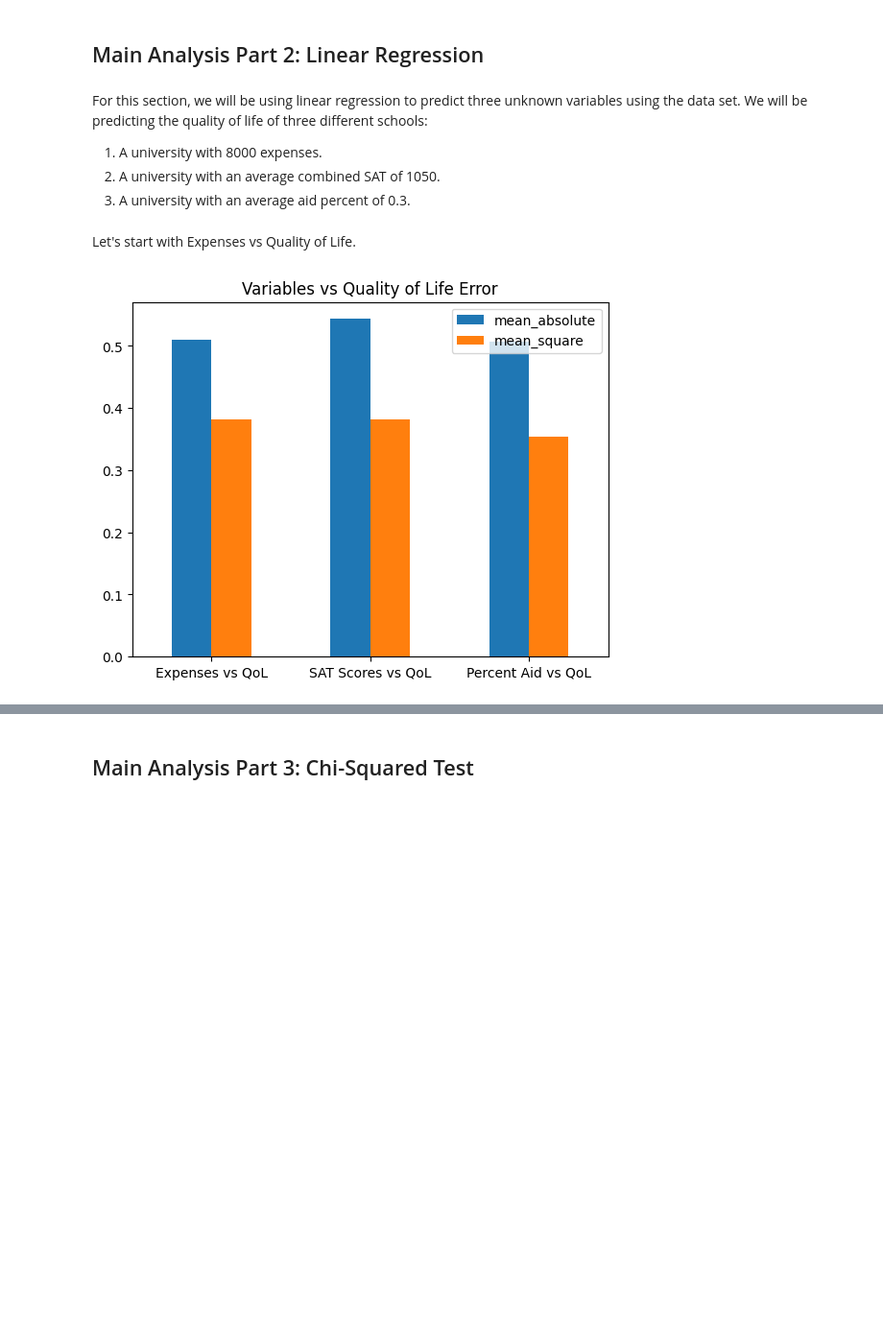
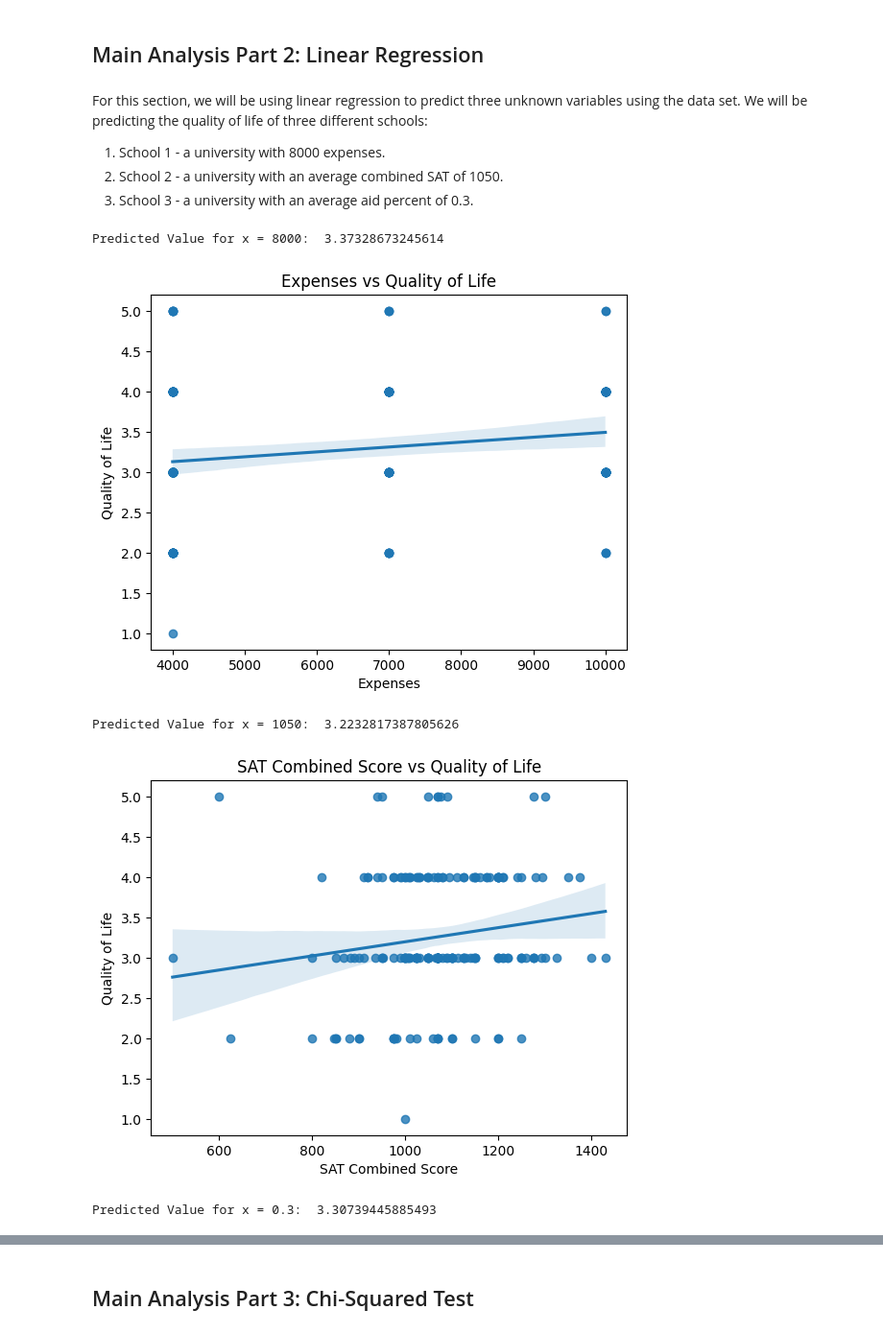
Before and after one commit to swifteralex/cs105_final_project, a Jupyter notebook: cs105finalproject.ipynb, the cells around one changed output, grey strips where cells are left out. Shown at 96% size. Cells and saved outputs as stored; diff of their text form; code cells hidden in the pictures; blank space fills up the shorter version.

```diff
--- a/cs105finalproject.ipynb
+++ b/cs105finalproject.ipynb
@@ -343,52 +343,78 @@ The one remaining cluster seems difficult to characterize other than by saying i
 ## Main Analysis Part 2: Linear Regression
 # %% [markdown]
 For this section, we will be using linear regression to predict three unknown variables using the data set. We will be predicting the quality of life of three different schools:
-1. A university with 8000 expenses.
-2. A university with an average combined SAT of 1050.
-3. A university with an average aid percent of 0.3.
+1. School 1 - a university with 8000 expenses.
+2. School 2 - a university with an average combined SAT of 1050.
+3. School 3 - a university with an average aid percent of 0.3.
-# %% [markdown]
-Let's start with Expenses vs Quality of Life.
 # %%
+from sklearn.model_selection import train_test_split
 from sklearn.linear_model import LinearRegression
-from sklearn.model_selection import train_test_split
 from sklearn import metrics
-import matplotlib.pyplot as plt
-import numpy as np
+import seaborn as sns
+
 
 x = df[['expenses']]
 y = df['quality-of-life']
 X_train, X_test, y_train, y_test = train_test_split(x, y, test_size=0.2, random_state=42)
 model = LinearRegression()
 model.fit(X_train, y_train)
-predictions1 = model.predict(X_test)
-mae_1 = metrics.mean_absolute_error(y_test, predictions1)
-mse_1 = metrics.mean_squared_error(y_test, predictions1)
+predictions_1 = model.predict(X_test)
+x_new = np.array([[8000]])
+predicted_value_1 = model.predict(x_new)
+print('Predicted Value for x = 8000: ', float(predicted_value_1))
+mae_1 = metrics.mean_absolute_error(y_test, predictions_1)
+mse_1 = metrics.mean_squared_error(y_test, predictions_1)
+sns.regplot(x=x, y=y)
+plt.xlabel('Expenses')
+plt.ylabel('Quality of Life')
+plt.title('Expenses vs Quality of Life')
+plt.show()
+
 
 x = df[['sat-combined']]
-y = df['quality-of-life']
 X_train, X_test, y_train, y_test = train_test_split(x, y, test_size=0.2, random_state=42)
 model = LinearRegression()
 model.fit(X_train, y_train)
-predictions2 = model.predict(X_test)
-mae_2 = metrics.mean_absolute_error(y_test, predictions2)
-mse_2 = metrics.mean_squared_error(y_test, predictions2)
+predictions_2 = model.predict(X_test)
+x_new = np.array([[1050]])
+predicted_value_1 = model.predict(x_new)
+print('Predicted Value for x = 1050: ', float(predicted_value_1))
+mae_2 = metrics.mean_absolute_error(y_test, predictions_2)
+mse_2 = metrics.mean_squared_error(y_test, predictions_2)
+sns.regplot(x=x, y=y)
+plt.xlabel('SAT Combined Score')
+plt.ylabel('Quality of Life')
+plt.title('SAT Combined Score vs Quality of Life')
+plt.show()
+
 
 x = df[['percent-financial-aid']]
-y = df['quality-of-life']
 X_train, X_test, y_train, y_test = train_test_split(x, y, test_size=0.2, random_state=42)
 model = LinearRegression()
 model.fit(X_train, y_train)
-predictions3 = model.predict(X_test)
-mae_3 = metrics.mean_absolute_error(y_test, predictions3)
-mse_3 = metrics.mean_squared_error(y_test, predictions3)
+predictions_3 = model.predict(X_test)
+x_new = np.array([[0.3]])
+predicted_value_1 = model.predict(x_new)
+print('Predicted Value for x = 0.3: ', float(predicted_value_1))
+mae_3 = metrics.mean_absolute_error(y_test, predictions_3)
+mse_3 = metrics.mean_squared_error(y_test, predictions_3)
+sns.regplot(x=x, y=y)
+plt.xlabel('Percent Financial Aid')
+plt.ylabel('Quality of Life')
+plt.title('Percent Financial Aid vs Quality of Life')
+plt.show()
+
 
 mean_abs = [mae_1, mae_2, mae_3]
 mean_squ = [mse_1, mse_2, mse_3]
 index = ['Expenses vs QoL', 'SAT Scores vs QoL', 'Percent Aid vs QoL']
-
-df10 = pd.DataFrame({'mean_absolute': mean_abs, 'mean_square': mean_squ}, index = index)
-ax = df10.plot.bar(rot=0)
+df1 = pd.DataFrame({'mean_absolute': mean_abs, 'mean_square': mean_squ}, index=index)
+ax = df1.plot.bar(rot=0)
 plt.title('Variables vs Quality of Life Error')
 plt.show()
 # %% [output]
+Predicted Value for x = 8000:  3.37328673245614
-[figure, old version]
+[figure, new version]
+Predicted Value for x = 1050:  3.2232817387805626
+[figure, added]
+Predicted Value for x = 0.3:  3.30739445885493
```
Also changed, not shown: parts of 20 cells of this notebook.
